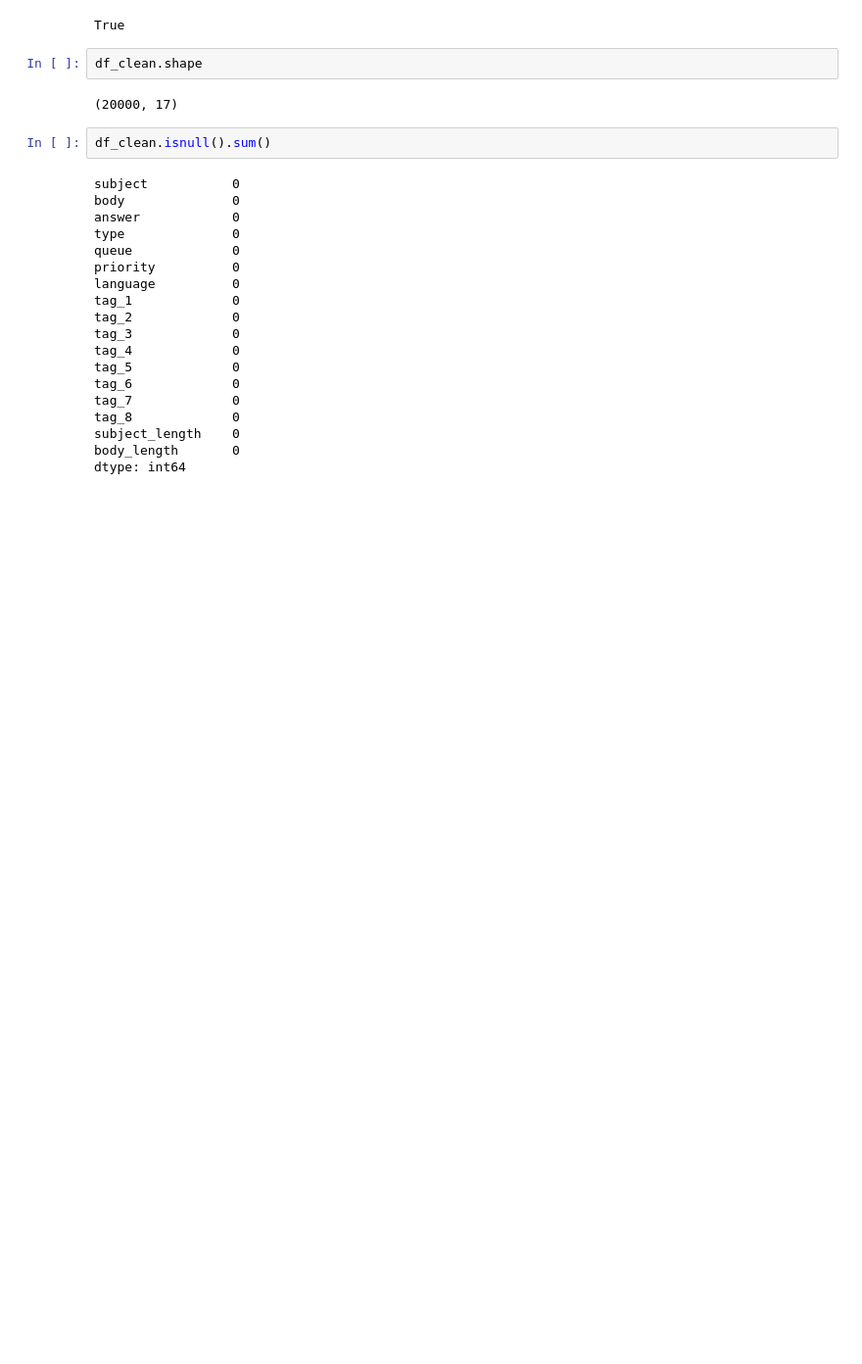
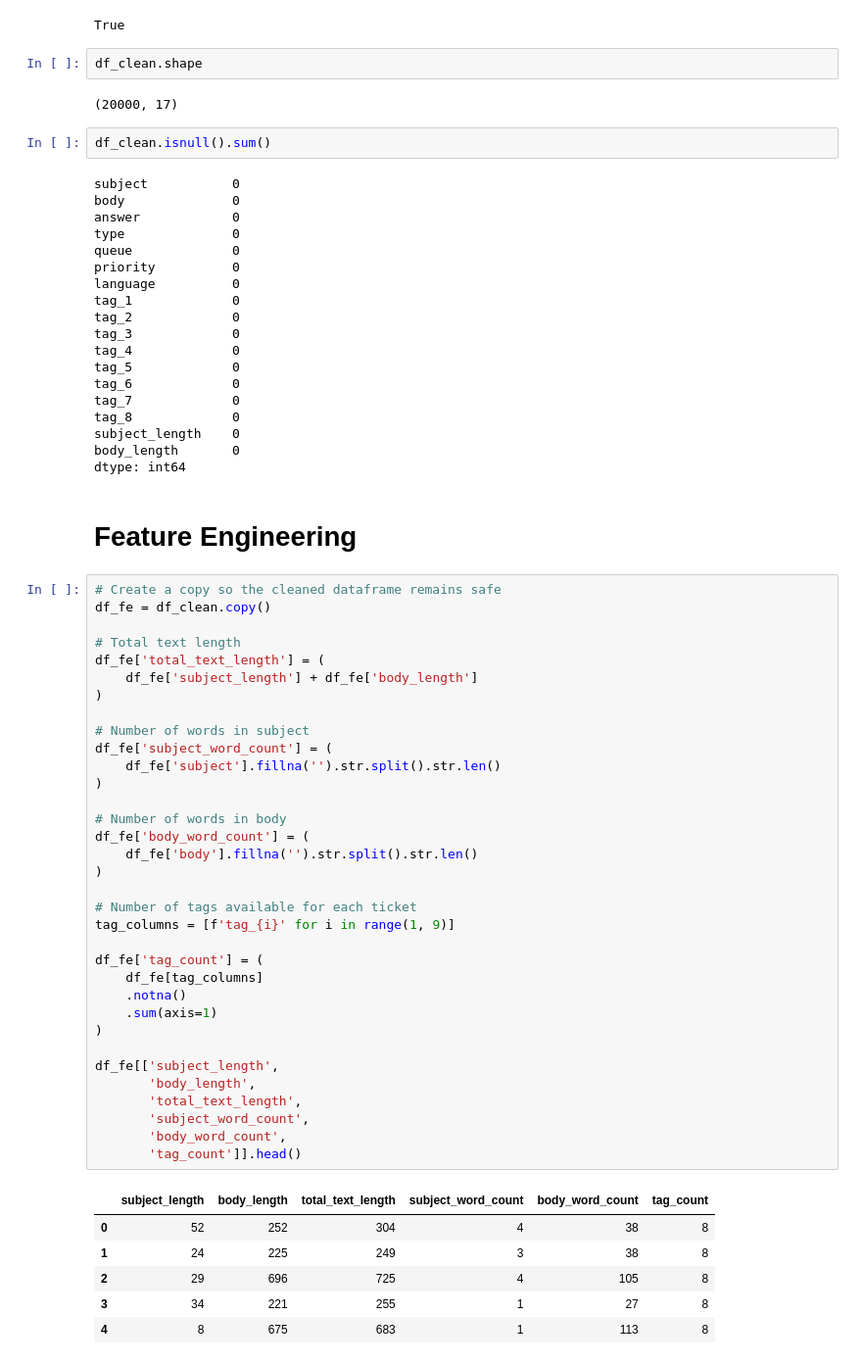
Before and after one commit to prashantmanisrivastava2004-sudo/AI-Enterprise-Workflow-Incident-Intelligence-Platform, a Jupyter notebook: notebooks/01_EDA.ipynb, the cells around one changed output. Shown at 98% size. Drawn from its saved outputs; the diff is of its cells as text; blank space fills up the shorter version.

Commit message:
Feature Engineering (some extent)

```diff
--- a/notebooks/01_EDA.ipynb
+++ b/notebooks/01_EDA.ipynb
@@ -391,3 +391,46 @@ tag_8             0
 subject_length    0
 body_length       0
 dtype: int64
+# %% [markdown]
+# Feature Engineering
+# %%
+# Create a copy so the cleaned dataframe remains safe
+df_fe = df_clean.copy()
+
+# Total text length
+df_fe['total_text_length'] = (
+    df_fe['subject_length'] + df_fe['body_length']
+)
+
+# Number of words in subject
+df_fe['subject_word_count'] = (
+    df_fe['subject'].fillna('').str.split().str.len()
+)
+
+# Number of words in body
+df_fe['body_word_count'] = (
+    df_fe['body'].fillna('').str.split().str.len()
+)
+
+# Number of tags available for each ticket
+tag_columns = [f'tag_{i}' for i in range(1, 9)]
+
+df_fe['tag_count'] = (
+    df_fe[tag_columns]
+    .notna()
+    .sum(axis=1)
+)
+
+df_fe[['subject_length',
+       'body_length',
+       'total_text_length',
+       'subject_word_count',
+       'body_word_count',
+       'tag_count']].head()
+# %% [output]
+|  | subject_length | body_length | total_text_length | subject_word_count | body_word_count | tag_count |
+| 0 | 52 | 252 | 304 | 4 | 38 | 8 |
+| 1 | 24 | 225 | 249 | 3 | 38 | 8 |
+| 2 | 29 | 696 | 725 | 4 | 105 | 8 |
+| 3 | 34 | 221 | 255 | 1 | 27 | 8 |
+| 4 | 8 | 675 | 683 | 1 | 113 | 8 |
```
Also changed, not shown: parts of 10 cells of this notebook.
